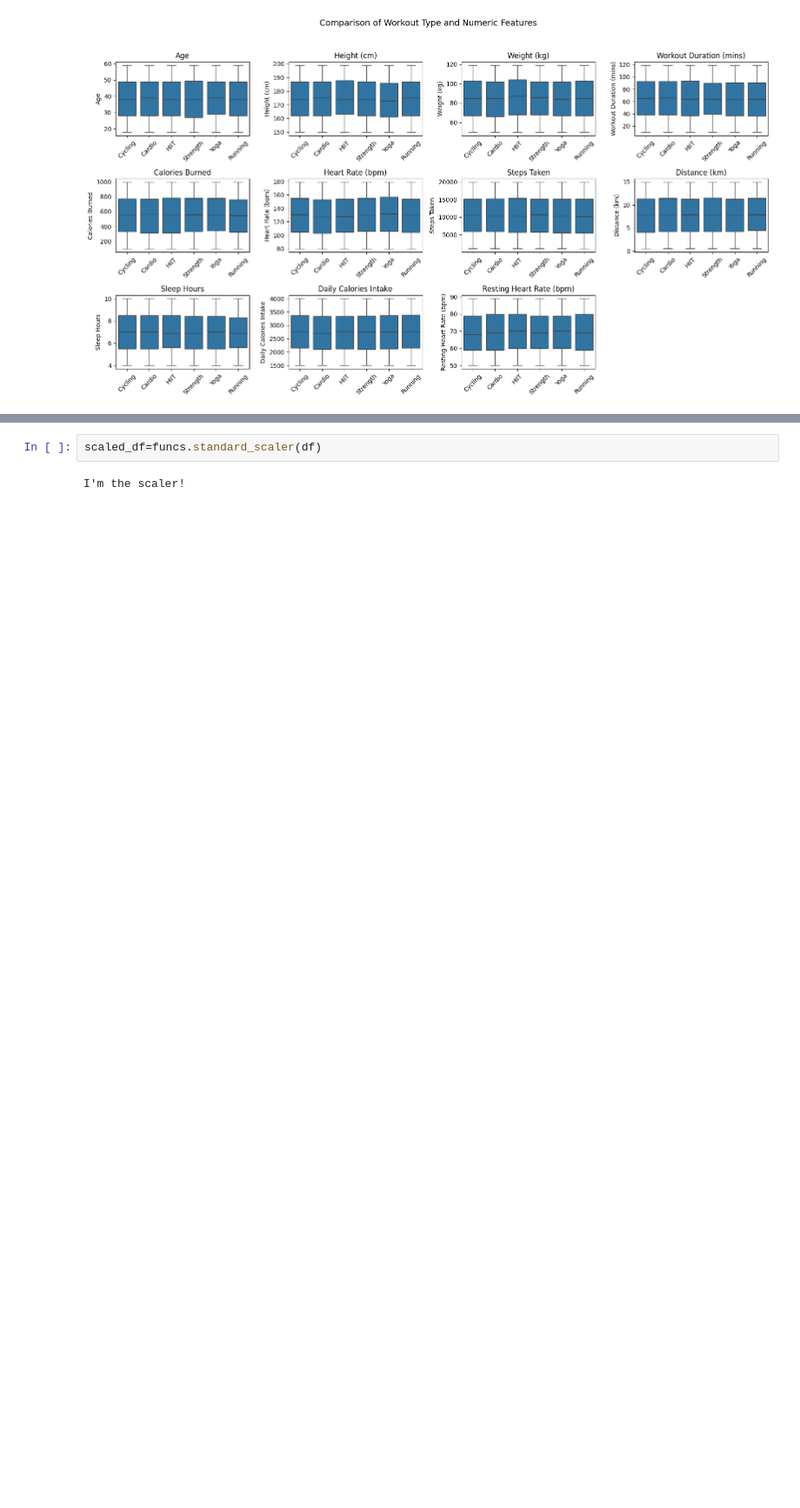
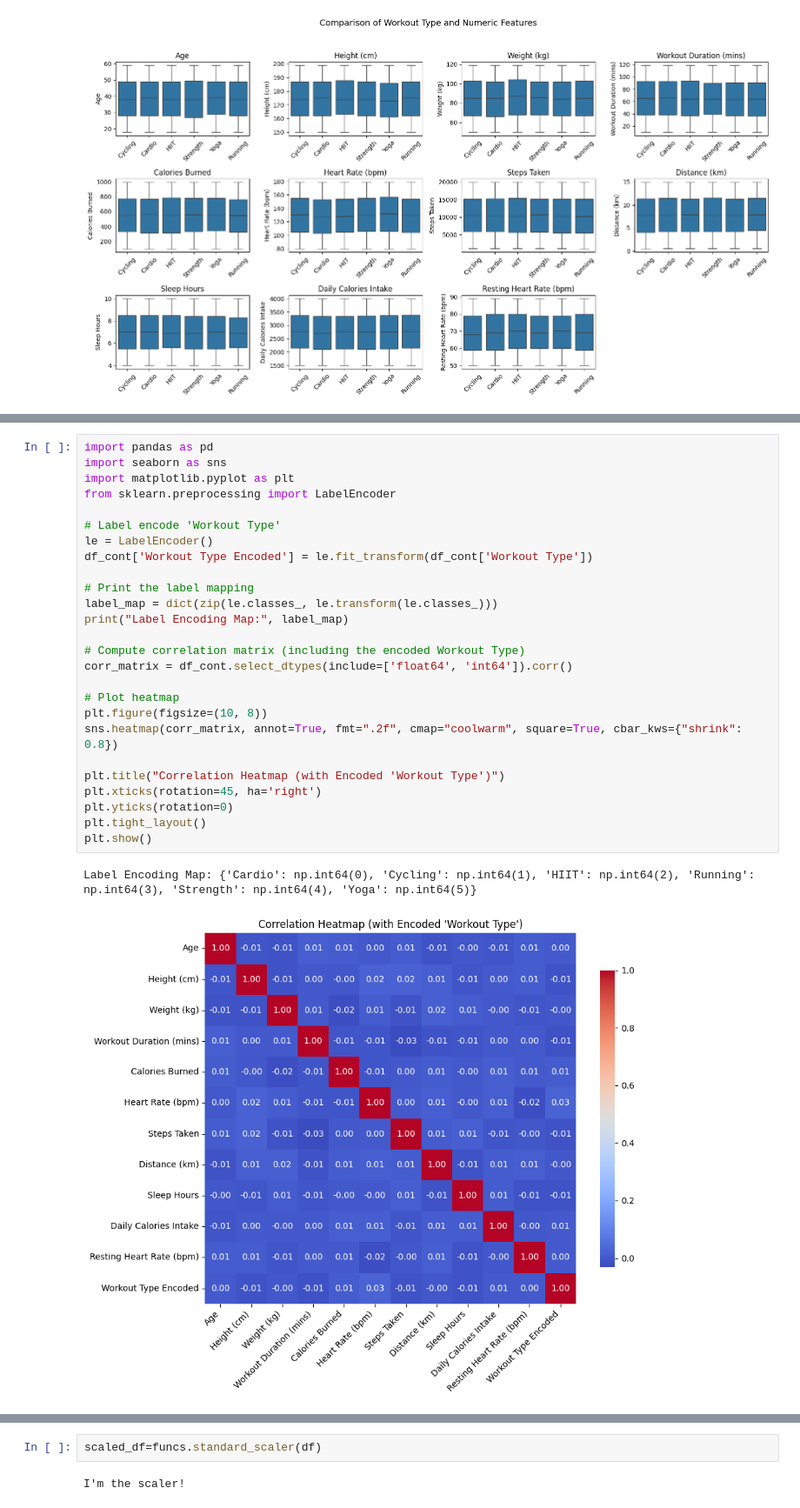
Before and after one commit to 4GeeksAcademy/gperdrizet_fitness_final_project, a Jupyter notebook: src/01.2-EDA_continuous_features.ipynb, the cells around one changed output, grey strips where cells are left out. Shown at 87% size. Cells and saved outputs as stored; diff of their text form; blank space fills up the shorter version.

```diff
--- a/src/01.2-EDA_continuous_features.ipynb
+++ b/src/01.2-EDA_continuous_features.ipynb
@@ -173,0 +219,29 @@ ModuleNotFoundError: No module named 'statsmodels'
+# %%
+import pandas as pd
+import seaborn as sns
+import matplotlib.pyplot as plt
+from sklearn.preprocessing import LabelEncoder
+
+# Label encode 'Workout Type'
+le = LabelEncoder()
+df_cont['Workout Type Encoded'] = le.fit_transform(df_cont['Workout Type'])
+
+# Print the label mapping
+label_map = dict(zip(le.classes_, le.transform(le.classes_)))
+print("Label Encoding Map:", label_map)
+
+# Compute correlation matrix (including the encoded Workout Type)
+corr_matrix = df_cont.select_dtypes(include=['float64', 'int64']).corr()
+
+# Plot heatmap
+plt.figure(figsize=(10, 8))
+sns.heatmap(corr_matrix, annot=True, fmt=".2f", cmap="coolwarm", square=True, cbar_kws={"shrink": 0.8})
+
+plt.title("Correlation Heatmap (with Encoded 'Workout Type')")
+plt.xticks(rotation=45, ha='right')
+plt.yticks(rotation=0)
+plt.tight_layout()
+plt.show()
+# %% [output]
+Label Encoding Map: {'Cardio': np.int64(0), 'Cycling': np.int64(1), 'HIIT': np.int64(2), 'Running': np.int64(3), 'Strength': np.int64(4), 'Yoga': np.int64(5)}
+[figure, added]
```
Also changed, not shown: parts of 7 cells of this notebook.
